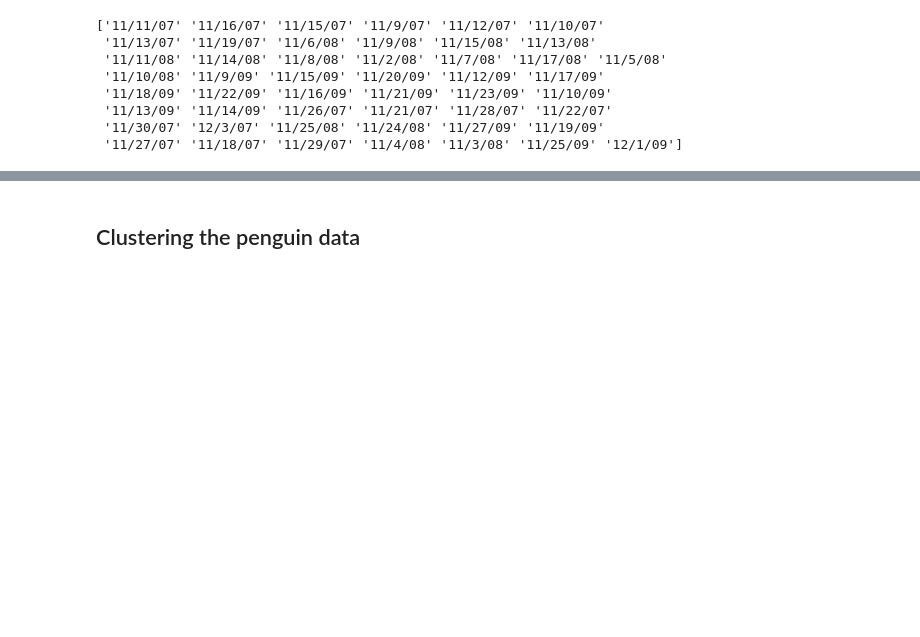
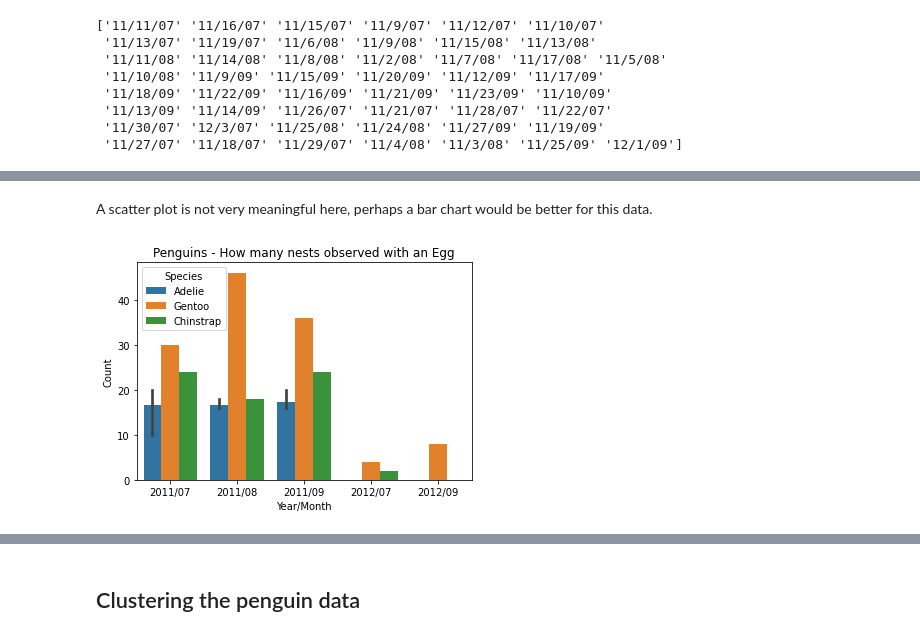
Before and after one commit to MaryGarvey/TM351, a Jupyter notebook: TMA02 EMA_Preparation/penguins.ipynb, the cells around one changed output, grey strips where cells are left out. Saved outputs shown, nothing was run; the diff lists cells and outputs as text; code cells hidden in the pictures; blank space fills up the shorter version.

```diff
--- a/TMA02 EMA_Preparation/penguins.ipynb
+++ b/TMA02 EMA_Preparation/penguins.ipynb
@@ -561,0 +700,12 @@ Some aggregation might be better here - one for further work......
+# %% [markdown]
+A scatter plot is not very meaningful here, perhaps a bar chart would be better for this data.
+# %%
+sns.barplot(data=results_df, x='YearMonth', y='Sample Number',
+            hue='Species')
+
+plt.title('Penguins - How many nests observed with an Egg')
+plt.xlabel('Year/Month')
+plt.ylabel('Count')
+plt.show()
+# %% [output]
+[figure, added]
```
Also changed, not shown: parts of 47 cells of this notebook.
